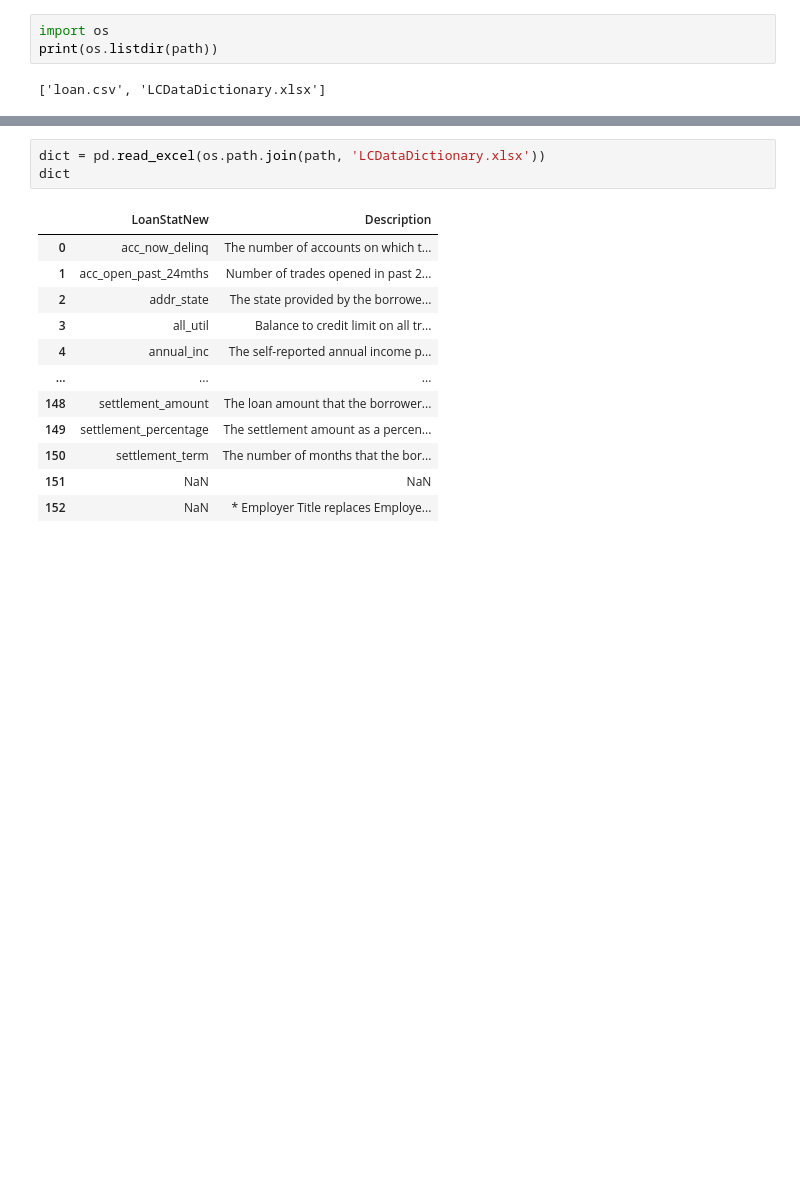
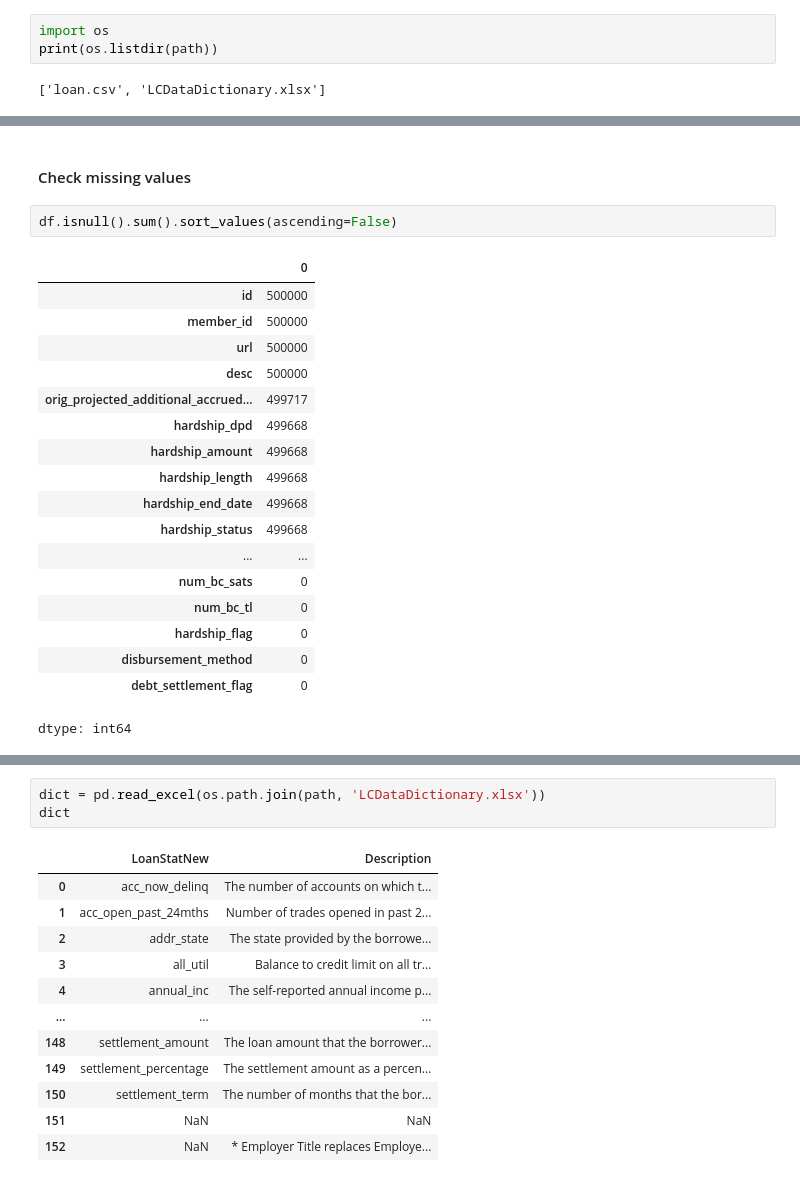
Before and after one commit to jqchen24-new/ml-zoomcamp, a Jupyter notebook: Capstone_project/project.ipynb, the cells around one changed output, grey strips where cells are left out. Cells and saved outputs as stored; diff of their text form; blank space fills up the shorter version.

```diff
--- a/Capstone_project/project.ipynb
+++ b/Capstone_project/project.ipynb
@@ -33,0 +62,23 @@ df.head()
+# %% [markdown]
+#### Check missing values
+# %%
+df.isnull().sum().sort_values(ascending=False)
+# %% [output]
+|  | 0 |
+| id | 500000 |
+| member_id | 500000 |
+| url | 500000 |
+| desc | 500000 |
+| orig_projected_additional_accrued... | 499717 |
+| hardship_dpd | 499668 |
+| hardship_amount | 499668 |
+| hardship_length | 499668 |
+| hardship_end_date | 499668 |
+| hardship_status | 499668 |
+| ... | ... |
+| num_bc_sats | 0 |
+| num_bc_tl | 0 |
+| hardship_flag | 0 |
+| disbursement_method | 0 |
+| debt_settlement_flag | 0 |
+dtype: int64
```
Also changed, not shown: parts of 21 cells of this notebook.
